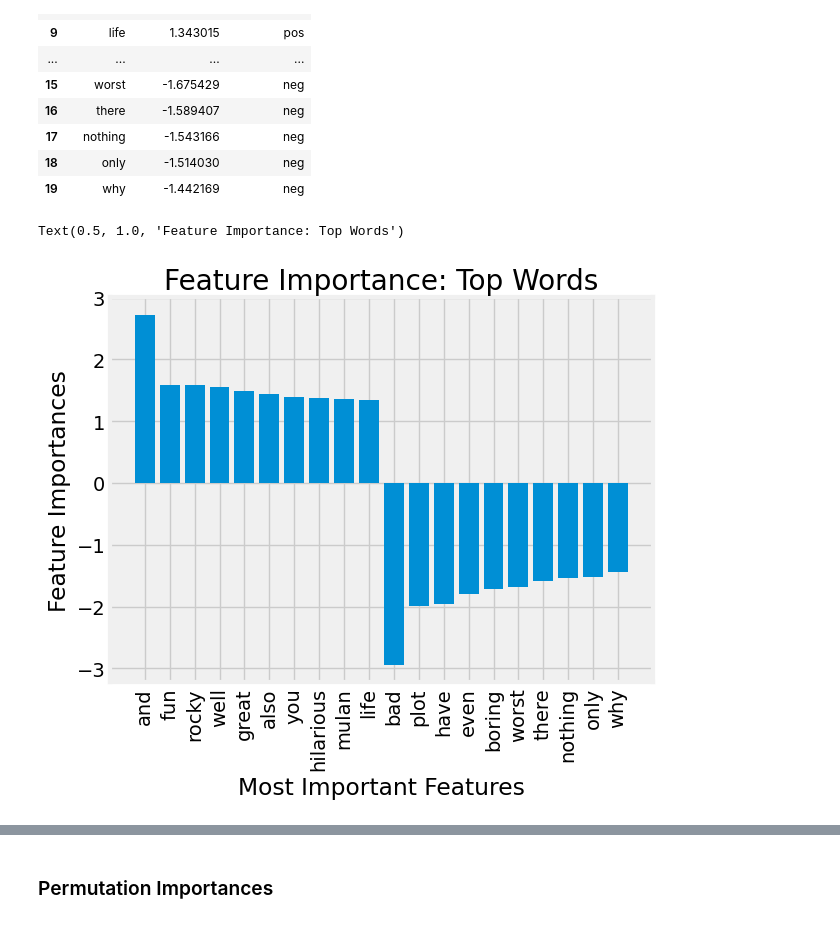
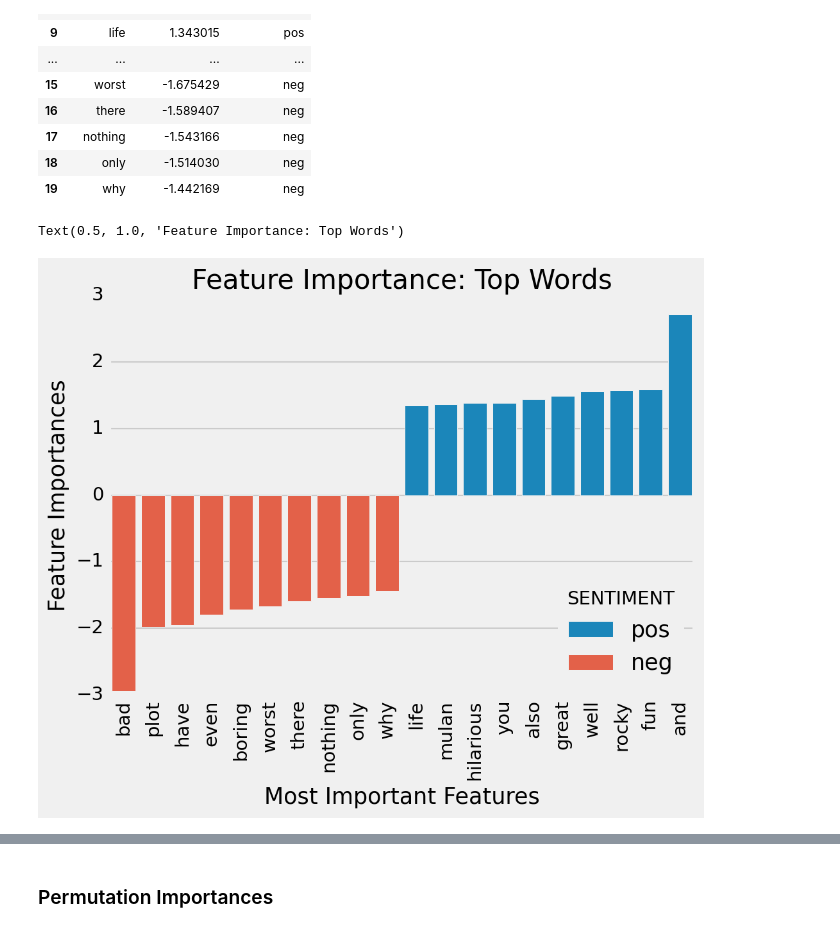
Before and after one commit to alvinntnu/NTNU_ENC2045_LECTURES, a Jupyter notebook: _build/jupyter_execute/nlp/ml-sklearn-classification.ipynb, the cells around one changed output, grey strips where cells are left out. Cells and saved outputs as stored; diff of their text form; code cells hidden in the pictures.

```diff
--- a/_build/jupyter_execute/nlp/ml-sklearn-classification.ipynb
+++ b/_build/jupyter_execute/nlp/ml-sklearn-classification.ipynb
@@ -36,8 +40,8 @@ print(movie_reviews.fileids()[:10])
 # %% [markdown]
 - Rearrange the corpus data as a list of tuple, where the first element is the word tokens of the documents, and the second element is the label of the documents (i.e., sentiment labels).
 # %%
-documents = [(list(movie_reviews.words(fileid)), category)
+documents = [(' '.join((movie_reviews.words(fileid))), category)
              for category in movie_reviews.categories()
              for fileid in movie_reviews.fileids(category)]
-random.seed(123)
-random.shuffle(documents)
+
+documents[:5]
@@ -86,10 +119,10 @@ Counter({'pos': 334, 'neg': 326})
 - Because in most of the ML steps, the feature sets and the labels are often separated as two units, we split our training data into `X_train` and `y_train` as the **features** (X) and **labels** (y) in training.
 - Likewise, we split our testing data into `X_test` and `y_test` as the **features** (X) and **labels** (y) in testing.
 # %%
-X_train = [' '.join(words) for (words, label) in train]
-X_test = [' '.join(words) for (words, label) in test]
-y_train = [label for (words, label) in train]
-y_test = [label for (words, label) in test]
+X_train = [text for (text, label) in train]
+X_test = [text for (text, label) in test]
+y_train = [label for (text, label) in train]
+y_test = [label for (text, label) in test]
 # %% [markdown]
 ## Text Vectorization
 # %% [markdown]
@@ -411,14 +444,23 @@ feature_importance_df
 | 18 | only | -1.514030 | neg |
 | 19 | why | -1.442169 | neg |
 # %%
-plt.figure(figsize=(7,5), dpi=100)
+import pandas as pd
+import matplotlib.pyplot as plt
+import seaborn as sns
+
+
+## Barplot (sorted by importance values)
+plt.figure(figsize=(7,5), dpi=150)
 plt.style.use('fivethirtyeight')
-#print(plt.style.available)
-plt.bar(x = feature_importance_df['FEATURE'], height=feature_importance_df['IMPORTANCE'])
+# print(plt.style.available)
+# plt.bar(x = feature_importance_df['FEATURE'], height=feature_importance_df['IMPORTANCE'])
+sns.barplot(x = 'FEATURE', y = 'IMPORTANCE', data = feature_importance_df,
+            hue = 'SENTIMENT', dodge = False,
+            order =  feature_importance_df.sort_values('IMPORTANCE').FEATURE)
 plt.xlabel("Most Important Features")
 plt.ylabel("Feature Importances")
 plt.xticks(rotation=90)
 plt.title("Feature Importance: Top Words", color="black")
 # %% [output]
 Text(0.5, 1.0, 'Feature Importance: Top Words')
-[figure, old version]
+[figure, new version]
```
Also changed, not shown: parts of 18 cells of this notebook, 18 other files.
